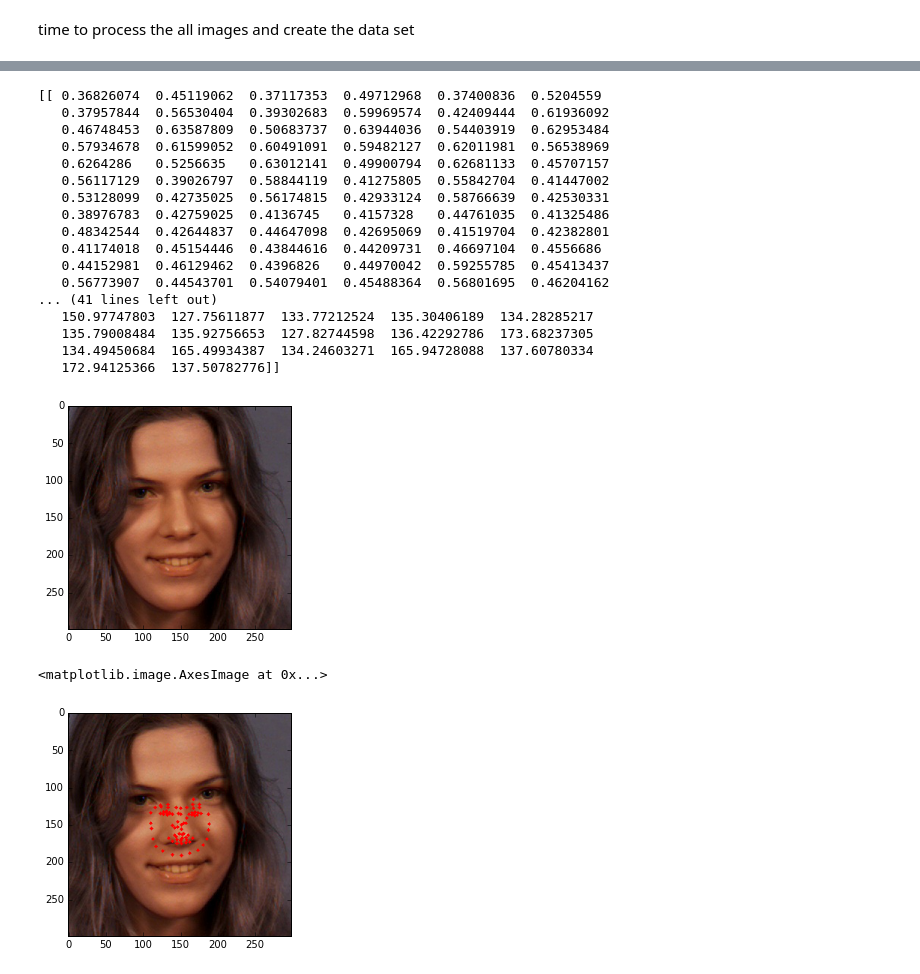
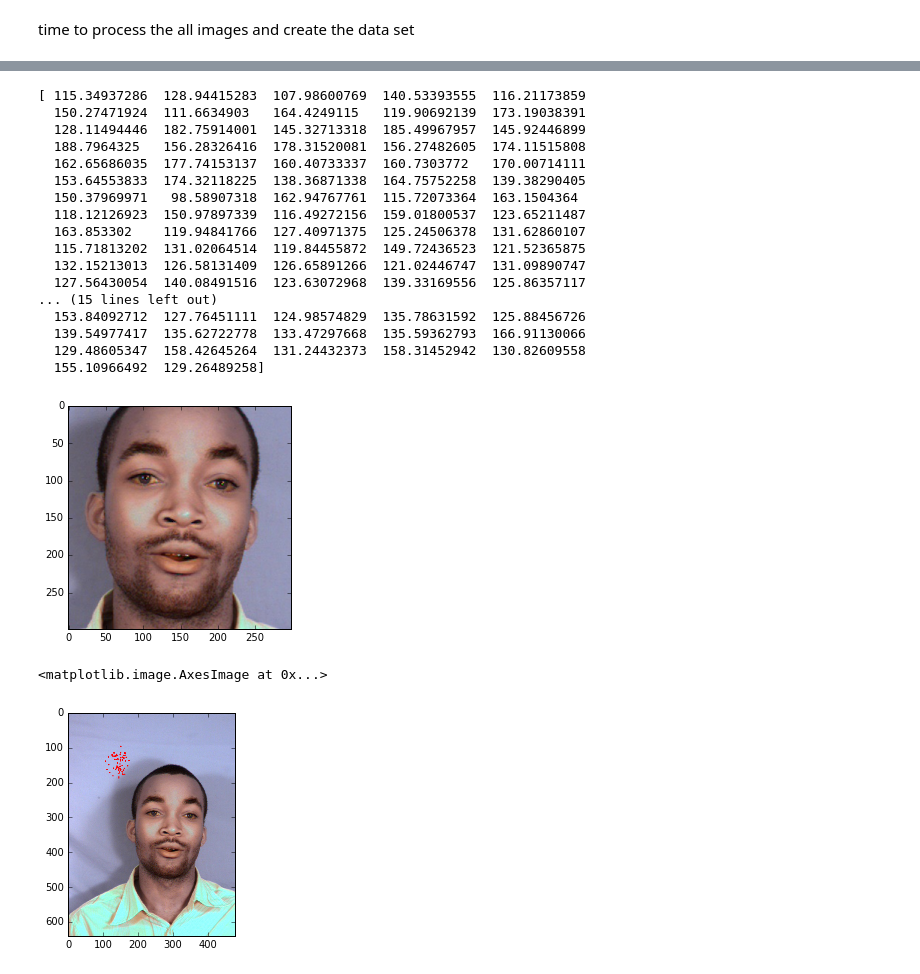
Before and after one commit to WillianPaiva/capstone_project, a Jupyter notebook: project/Project.ipynb, the cells around one changed output, grey strips where cells are left out. Drawn from its saved outputs; the diff is of its cells as text; code cells hidden in the pictures.

```diff
--- a/project/Project.ipynb
+++ b/project/Project.ipynb
@@ -187,38 +230,44 @@ from keras.applications.inception_v3 import InceptionV3
 # %%
 incep = InceptionV3(weights='imagenet')
 # %%
-from keras.preprocessing import image
 
-image = cv2.imread("./decompressed_dataset/a_test/jpg/i000qa-fn.jpg")
+
+
+image = cv2.imread(image_path)
+
 image = cv2.cvtColor(image, cv2.COLOR_BGR2RGB)
-ima = create_sets.crop_picture(image, 299)
-plt.imshow(ima[0])
+croped_image, box = DataGen.crop_image(image, 299)
 
-img = np.array([ima[0]])
+plt.imshow(croped_image)
+
+
+
+img = np.array([image])
 btl = incep.predict(img)
 pred = model.predict(btl)
-print(pred)
-pred_vals = pred*299
-print(pred_vals)
+
+
+pred = pred*299
+print(pred[0])
 # %% [output]
-[[ 0.36826074  0.45119062  0.37117353  0.49712968  0.37400836  0.5204559
-   0.37957844  0.56530404  0.39302683  0.59969574  0.42409444  0.61936092
-   0.46748453  0.63587809  0.50683737  0.63944036  0.54403919  0.62953484
-   0.57934678  0.61599052  0.60491091  0.59482127  0.62011981  0.56538969
-   0.6264286   0.5256635   0.63012141  0.49900794  0.62681133  0.45707157
-   0.56117129  0.39026797  0.58844119  0.41275805  0.55842704  0.41447002
-   0.53128099  0.42735025  0.56174815  0.42933124  0.58766639  0.42530331
-   0.38976783  0.42759025  0.4136745   0.4157328   0.44761035  0.41325486
-   0.48342544  0.42644837  0.44647098  0.42695069  0.41519704  0.42382801
-   0.41174018  0.45154446  0.43844616  0.44209731  0.46697104  0.4556686
-   0.44152981  0.46129462  0.4396826   0.44970042  0.59255785  0.45413437
-   0.56773907  0.44543701  0.54079401  0.45488364  0.56801695  0.46204162
-... (41 lines left out)
-   150.97747803  127.75611877  133.77212524  135.30406189  134.28285217
-   135.79008484  135.92756653  127.82744598  136.42292786  173.68237305
-   134.49450684  165.49934387  134.24603271  165.94728088  137.60780334
-   172.94125366  137.50782776]]
+[ 115.34937286  128.94415283  107.98600769  140.53393555  116.21173859
+  150.27471924  111.6634903   164.4249115   119.90692139  173.19038391
+  128.11494446  182.75914001  145.32713318  185.49967957  145.92446899
+  188.7964325   156.28326416  178.31520081  156.27482605  174.11515808
+  162.65686035  177.74153137  160.40733337  160.7303772   170.00714111
+  153.64553833  174.32118225  138.36871338  164.75752258  139.38290405
+  150.37969971   98.58907318  162.94767761  115.72073364  163.1504364
+  118.12126923  150.97897339  116.49272156  159.01800537  123.65211487
+  163.853302    119.94841766  127.40971375  125.24506378  131.62860107
+  115.71813202  131.02064514  119.84455872  149.72436523  121.52365875
+  132.15213013  126.58131409  126.65891266  121.02446747  131.09890747
+  127.56430054  140.08491516  123.63072968  139.33169556  125.86357117
+... (15 lines left out)
+  153.84092712  127.76451111  124.98574829  135.78631592  125.88456726
+  139.54977417  135.62722778  133.47297668  135.59362793  166.91130066
+  129.48605347  158.42645264  131.24432373  158.31452942  130.82609558
+  155.10966492  129.26489258]
-[figure, old version]
+[figure, new version]
 # %%
 
 for i in range(0,151,2):
@@ -226,5 +275,5 @@ for i in range(0,151,2):
 # %%
-plt.imshow(ima[0])
+plt.imshow(image)
 # %% [output]
 <matplotlib.image.AxesImage at 0x...>
-[figure, old version]
+[figure, new version]
```
Also changed, not shown: parts of 16 cells of this notebook, 4 other files.
